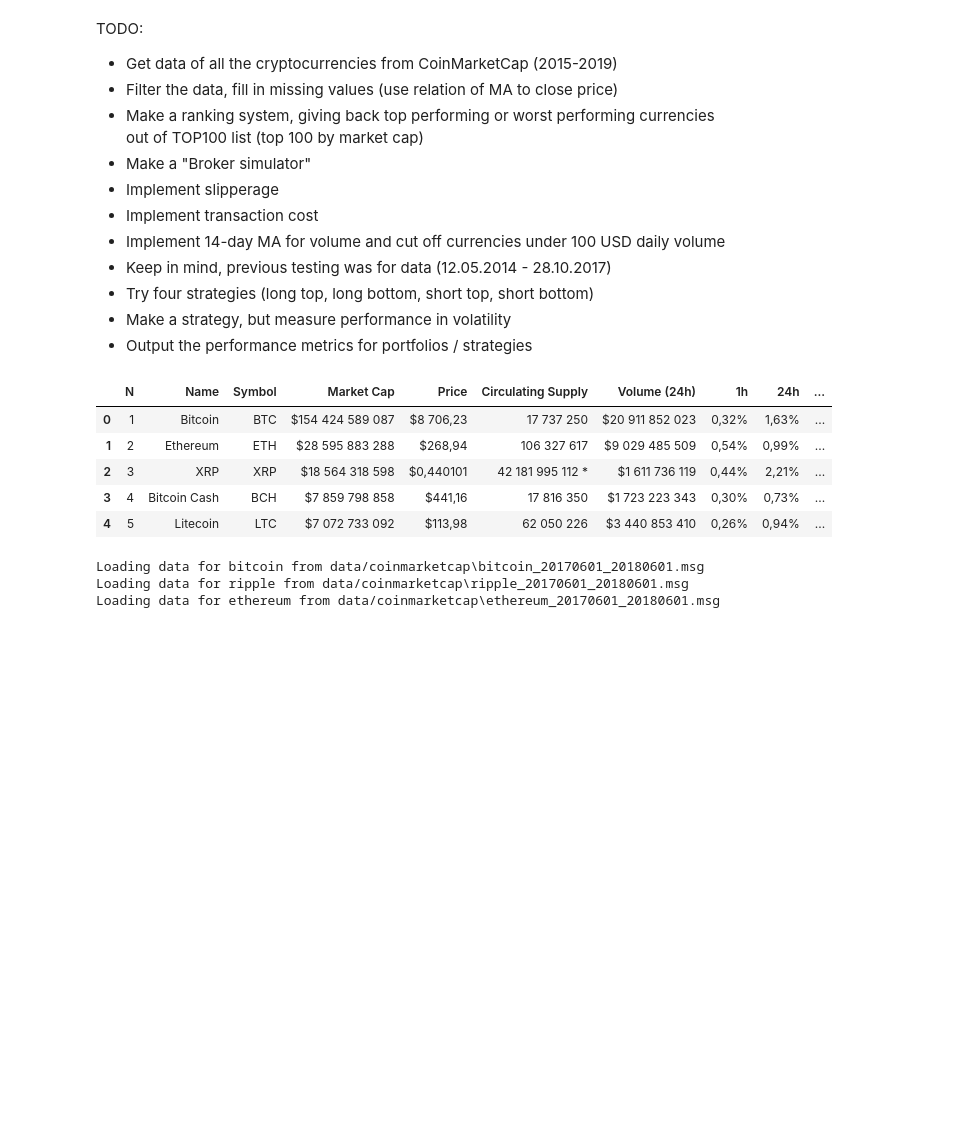
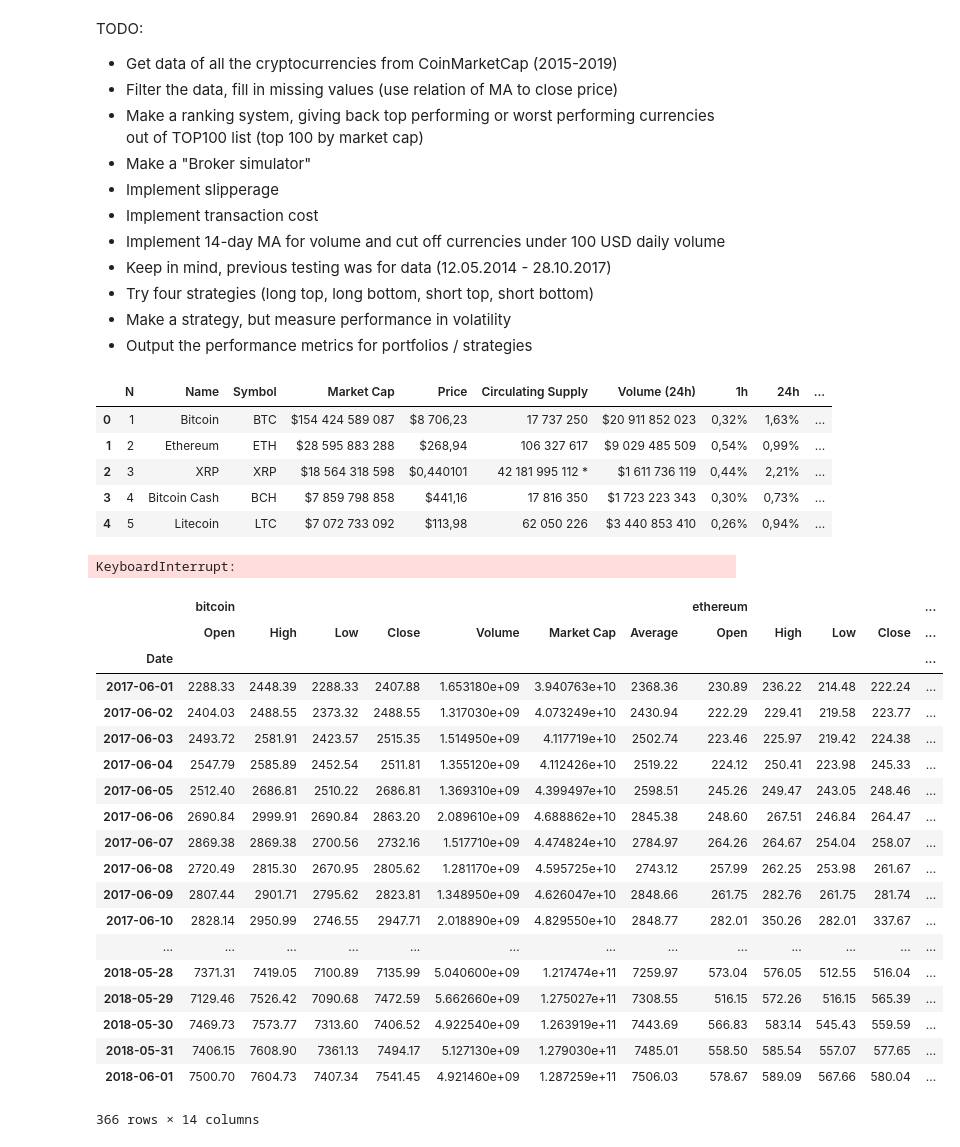
Before and after one commit to PanPip/Quant, a Jupyter notebook: Crypto_contrary.ipynb, the cells around one changed output. Drawn from its saved outputs; the diff is of its cells as text; code cells hidden in the pictures; blank space fills up the shorter version.

Commit message:
Trying to make the cmc load the history for all the coins

```diff
--- a/Crypto_contrary.ipynb
+++ b/Crypto_contrary.ipynb
@@ -42,25 +44,58 @@ currencies.head()
 | 2 | 3 | XRP | XRP | $18 564 318 598 | $0,440101 | 42 181 995 112 * | $1 611 736 119 | 0,44% | 2,21% | ... |
 | 3 | 4 | Bitcoin Cash | BCH | $7 859 798 858 | $441,16 | 17 816 350 | $1 723 223 343 | 0,30% | 0,73% | ... |
 | 4 | 5 | Litecoin | LTC | $7 072 733 092 | $113,98 | 62 050 226 | $3 440 853 410 | 0,26% | 0,94% | ... |
-# %%
-'''
-Data loading
-
-Using this library: https://github.com/Waultics/coinmarketcap-history
-'''
-
-
-#got a list of all
-
-cryptos = ['bitcoin','ripple','ethereum']
-start_date, end_date = datetime(2017,6,1), datetime(2018,6,1)
-
-# retrieves data and stores .msg files in DOWNLOAD_DIR
-df_cryptos = coinmarketcap.getDataFor(cryptos, start_date, end_date, DOWNLOAD_DIR = 'data/coinmarketcap')
-
-# does not retreive data. Instead, pulls cached data from DOWNLOAD_DIR
-df_cryptos = coinmarketcap.getDataFor(cryptos, start_date, end_date, DOWNLOAD_DIR = 'data/coinmarketcap')
-# %% [output]
-Loading data for bitcoin from data/coinmarketcap\bitcoin_20170601_20180601.msg
-Loading data for ripple from data/coinmarketcap\ripple_20170601_20180601.msg
-Loading data for ethereum from data/coinmarketcap\ethereum_20170601_20180601.msg
+# %%
+#Choosing currencies to use in the model. We take the first 1400
+
+cur_list = list(currencies['Name'][:1400])
+# %%
+'''
+Data loading
+
+Using this library: https://github.com/Waultics/coinmarketcap-history
+'''
+
+start_date, end_date = datetime(2017,6,1), datetime(2018,6,1)
+
+#Having troubles with original names, trying to lowercase and eliminate spaces
+lower = [x.lower().replace(' ', '-') for x in cur_list]
+# %%
+%%capture
+#capturing output as it takes a lot of space
+
+#this helped, but some coins have different paths than their display names. Let's catch those
+list_of_troubled = []
+for el in lower[:100]:
+    time.sleep(1)
+    try:
+        df_cryptos = coinmarketcap.getDataFor(el, start_date, end_date,asynchro = False,DOWNLOAD_DIR = 'data\coinmarketcap');
+    except:
+        list_of_troubled.append(el)
+
+#The trouble now is that it's too many requests for the coinmarketcap.
+#Will look for another way
+# %% [output]
+KeyboardInterrupt:
+# %%
+df_cryptos
+# %% [output]
+|  | bitcoin |  |  |  |  |  |  | ethereum |  |  |  | ... |
+|  | Open | High | Low | Close | Volume | Market Cap | Average | Open | High | Low | Close | ... |
+| Date |  |  |  |  |  |  |  |  |  |  |  | ... |
+| 2017-06-01 | 2288.33 | 2448.39 | 2288.33 | 2407.88 | 1.653180e+09 | 3.940763e+10 | 2368.36 | 230.89 | 236.22 | 214.48 | 222.24 | ... |
+| 2017-06-02 | 2404.03 | 2488.55 | 2373.32 | 2488.55 | 1.317030e+09 | 4.073249e+10 | 2430.94 | 222.29 | 229.41 | 219.58 | 223.77 | ... |
+| 2017-06-03 | 2493.72 | 2581.91 | 2423.57 | 2515.35 | 1.514950e+09 | 4.117719e+10 | 2502.74 | 223.46 | 225.97 | 219.42 | 224.38 | ... |
+| 2017-06-04 | 2547.79 | 2585.89 | 2452.54 | 2511.81 | 1.355120e+09 | 4.112426e+10 | 2519.22 | 224.12 | 250.41 | 223.98 | 245.33 | ... |
+| 2017-06-05 | 2512.40 | 2686.81 | 2510.22 | 2686.81 | 1.369310e+09 | 4.399497e+10 | 2598.51 | 245.26 | 249.47 | 243.05 | 248.46 | ... |
+| 2017-06-06 | 2690.84 | 2999.91 | 2690.84 | 2863.20 | 2.089610e+09 | 4.688862e+10 | 2845.38 | 248.60 | 267.51 | 246.84 | 264.47 | ... |
+| 2017-06-07 | 2869.38 | 2869.38 | 2700.56 | 2732.16 | 1.517710e+09 | 4.474824e+10 | 2784.97 | 264.26 | 264.67 | 254.04 | 258.07 | ... |
+| 2017-06-08 | 2720.49 | 2815.30 | 2670.95 | 2805.62 | 1.281170e+09 | 4.595725e+10 | 2743.12 | 257.99 | 262.25 | 253.98 | 261.67 | ... |
+| 2017-06-09 | 2807.44 | 2901.71 | 2795.62 | 2823.81 | 1.348950e+09 | 4.626047e+10 | 2848.66 | 261.75 | 282.76 | 261.75 | 281.74 | ... |
+| 2017-06-10 | 2828.14 | 2950.99 | 2746.55 | 2947.71 | 2.018890e+09 | 4.829550e+10 | 2848.77 | 282.01 | 350.26 | 282.01 | 337.67 | ... |
+| ... | ... | ... | ... | ... | ... | ... | ... | ... | ... | ... | ... | ... |
+| 2018-05-28 | 7371.31 | 7419.05 | 7100.89 | 7135.99 | 5.040600e+09 | 1.217474e+11 | 7259.97 | 573.04 | 576.05 | 512.55 | 516.04 | ... |
+| 2018-05-29 | 7129.46 | 7526.42 | 7090.68 | 7472.59 | 5.662660e+09 | 1.275027e+11 | 7308.55 | 516.15 | 572.26 | 516.15 | 565.39 | ... |
+| 2018-05-30 | 7469.73 | 7573.77 | 7313.60 | 7406.52 | 4.922540e+09 | 1.263919e+11 | 7443.69 | 566.83 | 583.14 | 545.43 | 559.59 | ... |
+| 2018-05-31 | 7406.15 | 7608.90 | 7361.13 | 7494.17 | 5.127130e+09 | 1.279030e+11 | 7485.01 | 558.50 | 585.54 | 557.07 | 577.65 | ... |
+| 2018-06-01 | 7500.70 | 7604.73 | 7407.34 | 7541.45 | 4.921460e+09 | 1.287259e+11 | 7506.03 | 578.67 | 589.09 | 567.66 | 580.04 | ... |
+366 rows × 14 columns
```
Also changed, not shown: parts of 2 cells of this notebook, 1 other file.
